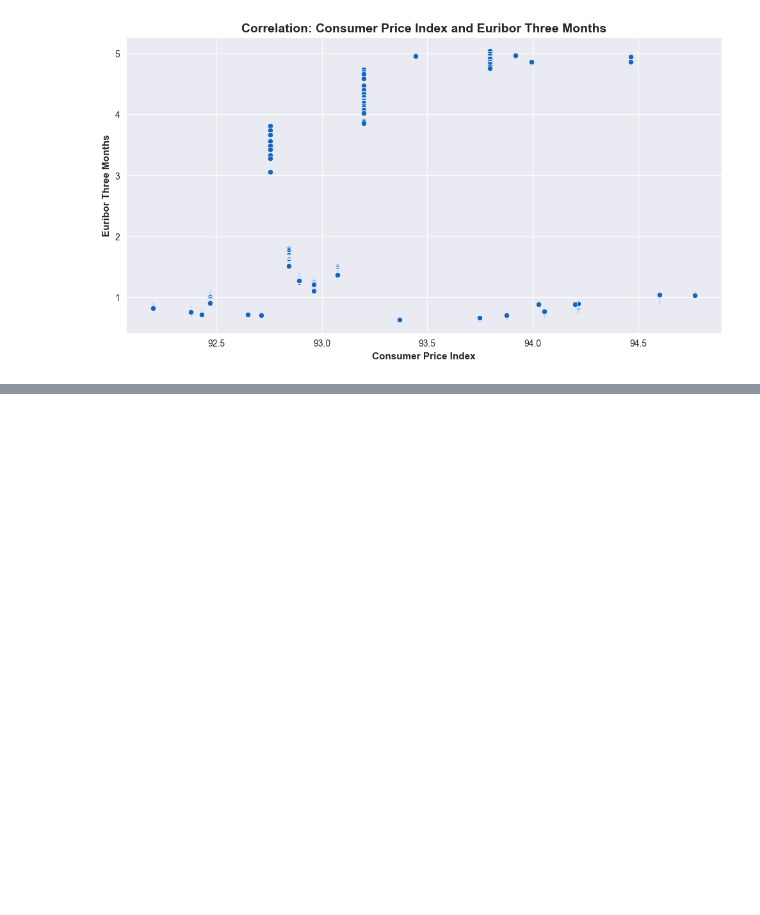
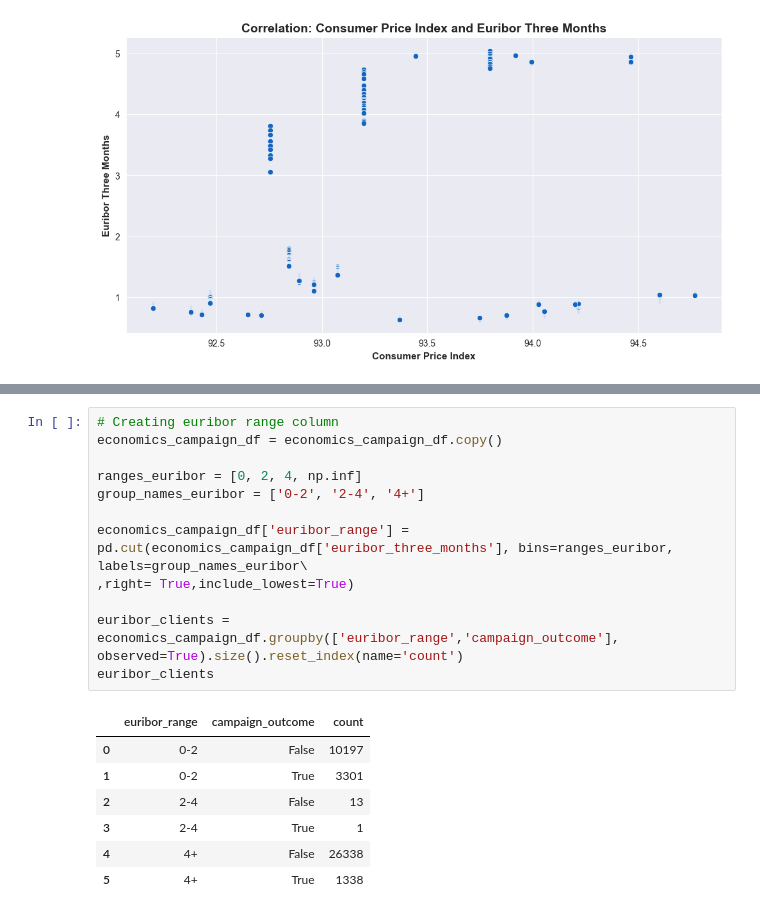
Before and after one commit to StephanieApaza/Bank_marketing_campaign, a Jupyter notebook: bank_marketing/bank_marketing.ipynb, the cells around one changed output, grey strips where cells are left out. Drawn from its saved outputs; the diff is of its cells as text; blank space fills up the shorter version.

```diff
--- a/bank_marketing/bank_marketing.ipynb
+++ b/bank_marketing/bank_marketing.ipynb
@@ -791,0 +820,20 @@ plt.show()
+# %%
+# Creating euribor range column
+economics_campaign_df = economics_campaign_df.copy()
+
+ranges_euribor = [0, 2, 4, np.inf]
+group_names_euribor = ['0-2', '2-4', '4+']
+
+economics_campaign_df['euribor_range'] = pd.cut(economics_campaign_df['euribor_three_months'], bins=ranges_euribor, labels=group_names_euribor\
+,right= True,include_lowest=True)
+
+euribor_clients = economics_campaign_df.groupby(['euribor_range','campaign_outcome'], observed=True).size().reset_index(name='count')
+euribor_clients
+# %% [output]
+|  | euribor_range | campaign_outcome | count |
+| 0 | 0-2 | False | 10197 |
+| 1 | 0-2 | True | 3301 |
+| 2 | 2-4 | False | 13 |
+| 3 | 2-4 | True | 1 |
+| 4 | 4+ | False | 26338 |
+| 5 | 4+ | True | 1338 |
```
Also changed, not shown: parts of 10 cells of this notebook.
